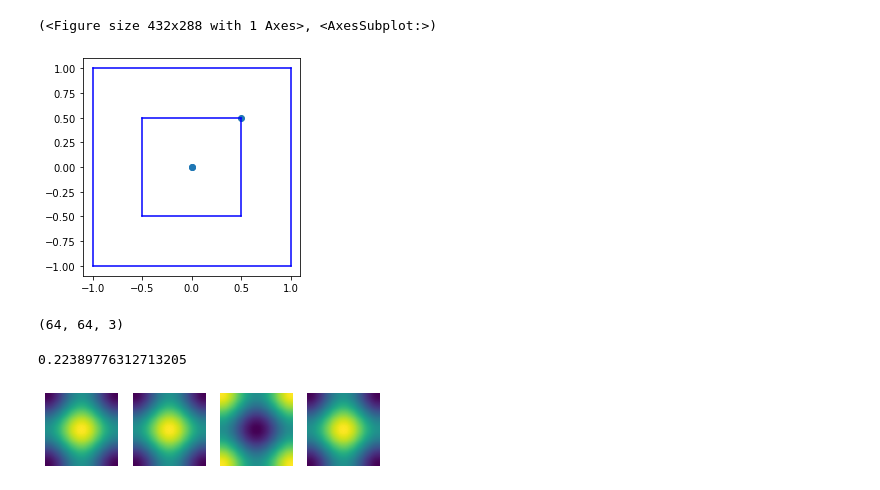
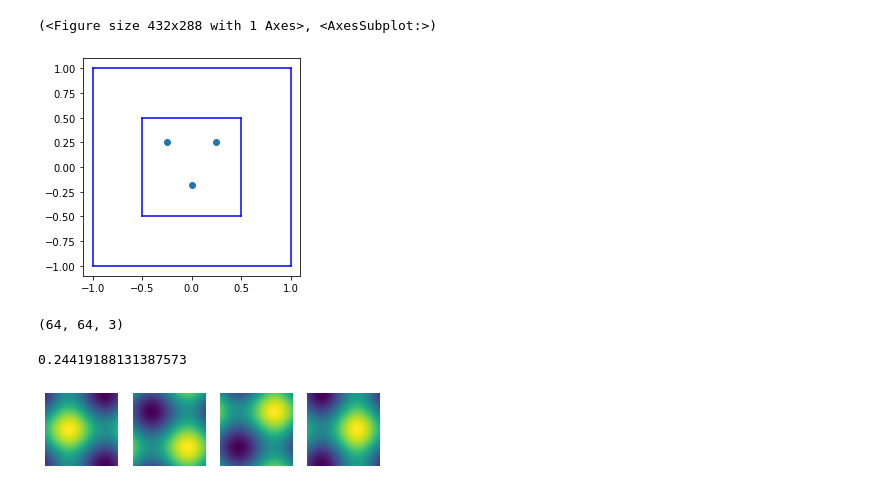
Before and after one commit to bioAI-Oslo/CI-grid-cells, a Jupyter notebook: dev/explore-square-grid.ipynb, the cells around one changed output. Saved outputs shown, nothing was run; the diff lists cells and outputs as text; code cells hidden in the pictures.

Commit message:
Adds phase exploring and tests new viewing angles

```diff
--- a/dev/explore-square-grid.ipynb
+++ b/dev/explore-square-grid.ipynb
@@ -34,14 +34,21 @@ squaregridmodule = SquareGridModule(center,orientation_offset,f,non_negative=Fal
 #phases = squaregridmodule.inner_square.sample(3)
 #phases = np.stack([center] + [np.array([2*0.5/f, 0])] + [np.array([0, 2*0.5/f])],axis=0)
 #phases = np.stack([center] + [np.array([0.5/f, 0])] + [np.array([0, 0.5/f])],axis=0)
-phases = np.stack([center] + [center] + [np.array([0.5/f, 0.5/f])],axis=0)
+#phases = np.stack([center] + [center] + [np.array([0.5/f, 0.5/f])],axis=0)
+#phases = np.stack([center] + [np.array([0.25/f, 0.25/f])] + [center],axis=0)
+#phases = np.stack([center] + [np.array([0.25/f, 0.25/f])] + [np.array([-0.25/f, 0.25/f])],axis=0)
+phases = np.stack([np.array([0,-0.25/(f*np.sqrt(2))])] + [np.array([0.25/f, 0.25/f])] + [np.array([-0.25/f, 0.25/f])],axis=0)
+
+# check periodicity (see ratemaps below) of the inner square. x=0.5=1.5 for f=1
+#phases = np.stack([center] + [np.array([-0.25/f, 0])] + [np.array([0.75/f, 0])],axis=0)
+
 
 
 squaregridmodule.init_module(phases)
 squaregridmodule.plot()
 # %% [output]
 (<Figure size 432x288 with 1 Axes>, <AxesSubplot:>)
-[figure, old version]
+[figure, new version]
 # %%
 ratemaps = squaregridmodule(board).T
 ratemaps.shape
@@ -49,14 +56,14 @@ ratemaps.shape
 (64, 64, 3)
 # %%
 #plt.plot(data.reshape(-1,3))
-fig,axs = plt.subplots(ncols=ratemaps.shape[-1]+1)
+fig,axs = plt.subplots(ncols=4)
 for i,ax in enumerate(axs[:-1]):
     ax.imshow(ratemaps[...,i])
     ax.axis('off')
 axs[-1].imshow(np.sum(ratemaps,axis=-1))
 axs[-1].axis('off')
 np.std(np.sum(ratemaps,axis=-1))
 # %% [output]
-0.22389776312713205
+0.24419188131387573
-[figure, old version]
+[figure, new version]
 # %%
```
Also changed, not shown: parts of 1 cell of this notebook.
